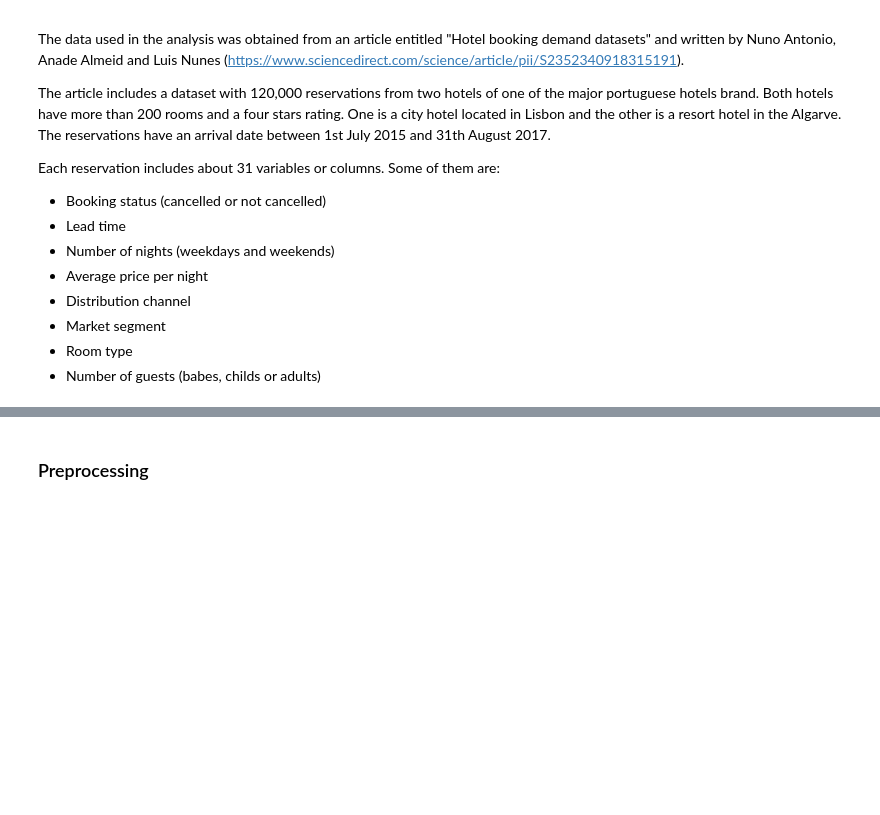
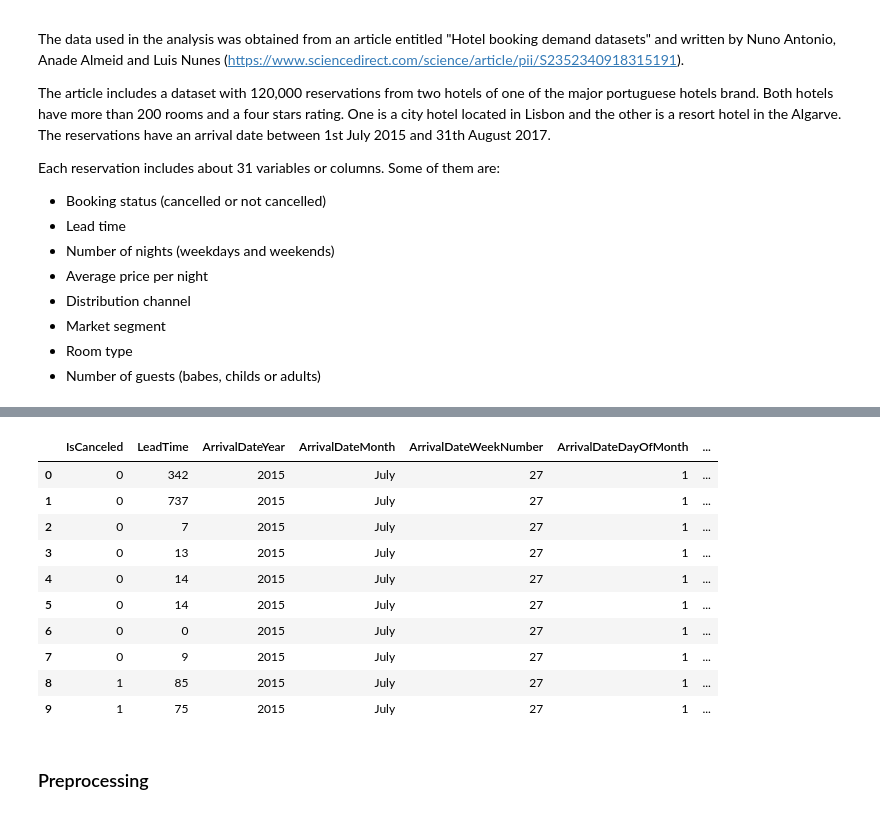
Before and after one commit to alejandromanas/GoogleColab_public, a Jupyter notebook: bookings/code/bookings.ipynb, the cells around one changed output, grey strips where cells are left out. Cells and saved outputs as stored; diff of their text form; code cells hidden in the pictures; blank space fills up the shorter version.

```diff
--- a/bookings/code/bookings.ipynb
+++ b/bookings/code/bookings.ipynb
@@ -103,3 +74,31 @@ Requirement already satisfied: six>=1.5 in /usr/local/lib/python3.6/dist-package
+# %%
+import pandas as pd
+
+H1 = pd.read_csv("https://raw.githubusercontent.com/alejandromanas/GoogleColab_public/master/bookings/files/H1.csv", delimiter = ',')
+H1['Hotel']='Resort'
+
+#outcome 'IsCancelled'
+H2 = pd.read_csv("https://raw.githubusercontent.com/alejandromanas/GoogleColab_public/master/bookings/files/H2.csv", delimiter = ',')
+H2['Hotel']='Urban'
+
+df_raw=[]
+df_data=[]
+df_raw=pd.concat([H1,H2], axis=0,ignore_index=True)
+df_data=df_raw.copy()
+
+df_data.head(10)
+# %% [output]
+|  | IsCanceled | LeadTime | ArrivalDateYear | ArrivalDateMonth | ArrivalDateWeekNumber | ArrivalDateDayOfMonth | ... |
+| 0 | 0 | 342 | 2015 | July | 27 | 1 | ... |
+| 1 | 0 | 737 | 2015 | July | 27 | 1 | ... |
+| 2 | 0 | 7 | 2015 | July | 27 | 1 | ... |
+| 3 | 0 | 13 | 2015 | July | 27 | 1 | ... |
+| 4 | 0 | 14 | 2015 | July | 27 | 1 | ... |
+| 5 | 0 | 14 | 2015 | July | 27 | 1 | ... |
+| 6 | 0 | 0 | 2015 | July | 27 | 1 | ... |
+| 7 | 0 | 9 | 2015 | July | 27 | 1 | ... |
+| 8 | 1 | 85 | 2015 | July | 27 | 1 | ... |
+| 9 | 1 | 75 | 2015 | July | 27 | 1 | ... |
 # %% [markdown]
 ### Preprocessing
 # %%
```
Also changed, not shown: parts of 7 cells of this notebook.
